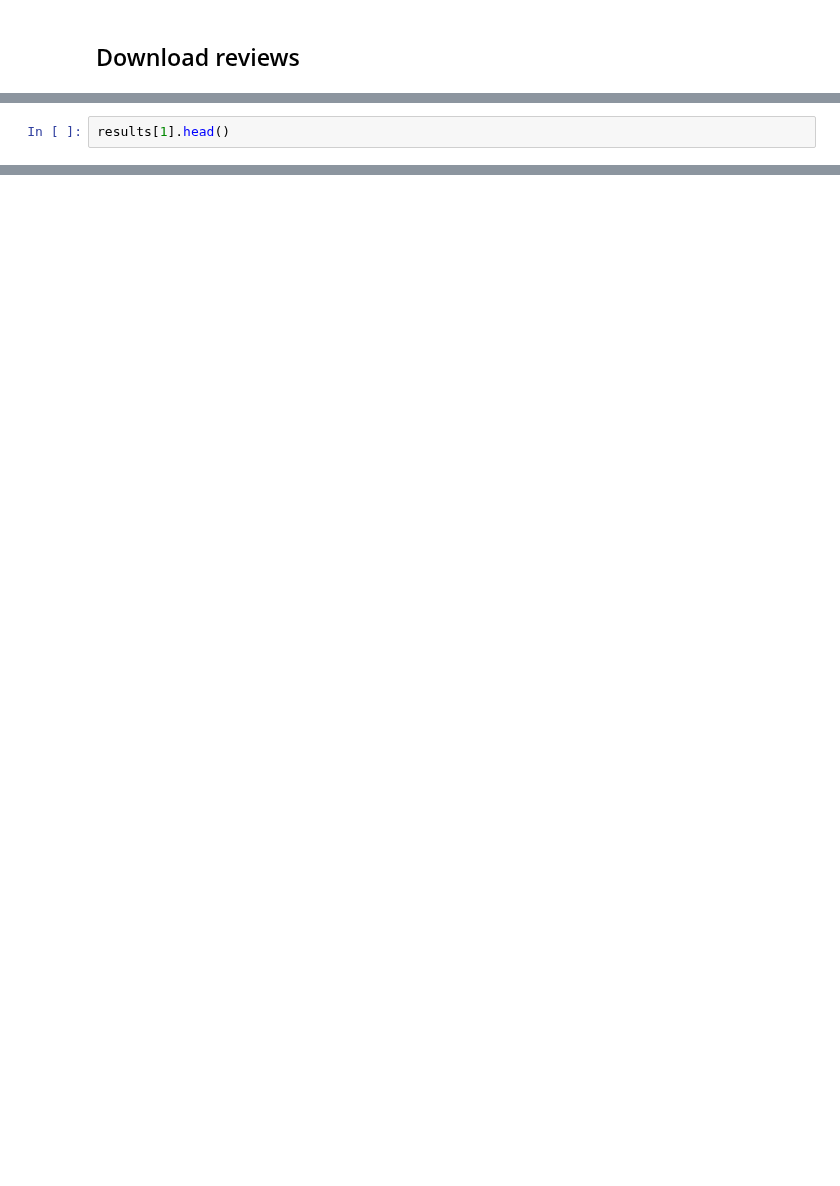
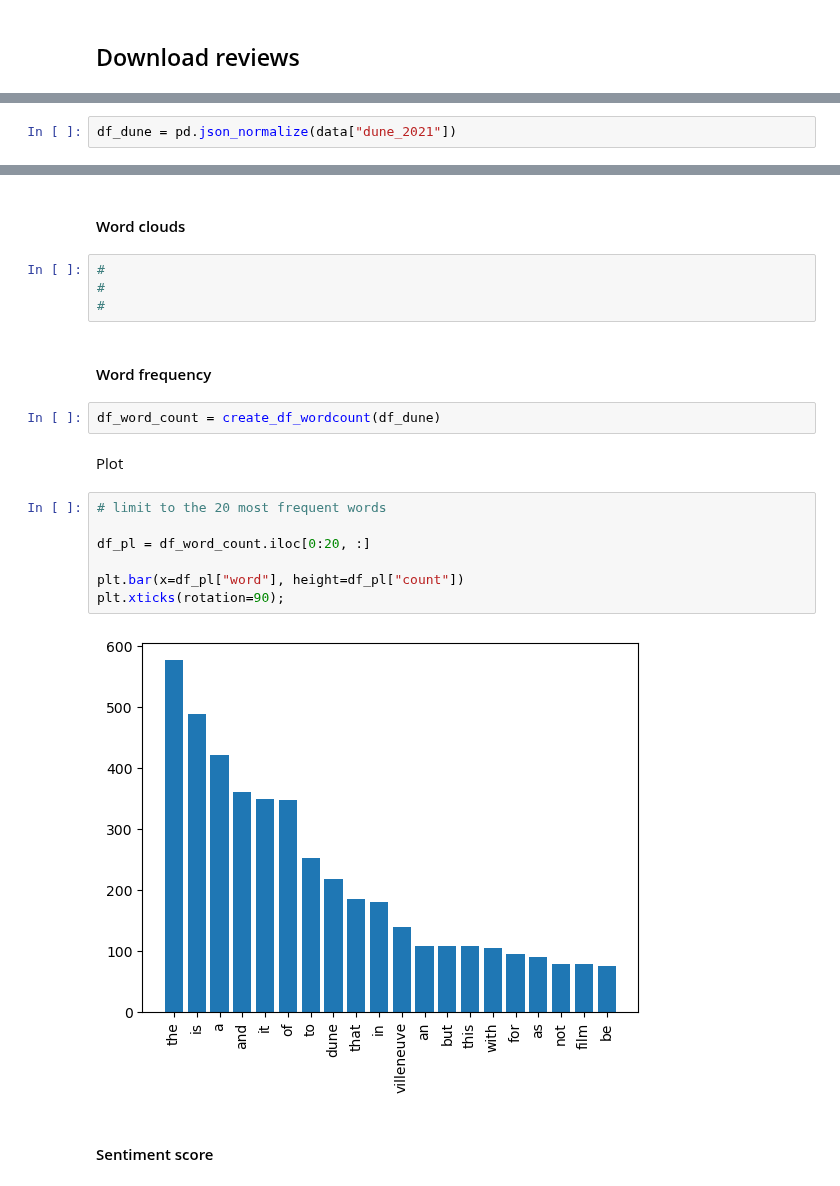
Before and after one commit to dominikpegler/computational-social-sciences, a Jupyter notebook: assignments/Assignment 1 - Analysis of movie reviews.ipynb, the cells around one changed output, grey strips where cells are left out. Drawn from its saved outputs; the diff is of its cells as text; blank space fills up the shorter version.

```diff
--- a/assignments/Assignment 1 - Analysis of movie reviews.ipynb
+++ b/assignments/Assignment 1 - Analysis of movie reviews.ipynb
@@ -91,2 +232,2 @@ Dune
 # %%
-results[1].head()
+df_dune = pd.json_normalize(data["dune_2021"])
@@ -99,0 +234,23 @@ results[1].head()
+# %% [markdown]
+#### Word clouds
+# %%
+#
+#
+#
+# %% [markdown]
+#### Word frequency
+# %%
+df_word_count = create_df_wordcount(df_dune)
+# %% [markdown]
+Plot
+# %%
+# limit to the 20 most frequent words
+
+df_pl = df_word_count.iloc[0:20, :]
+
+plt.bar(x=df_pl["word"], height=df_pl["count"])
+plt.xticks(rotation=90);
+# %% [output]
+[figure, added]
+# %% [markdown]
+#### Sentiment score
```
Also changed, not shown: parts of 18 cells of this notebook.
